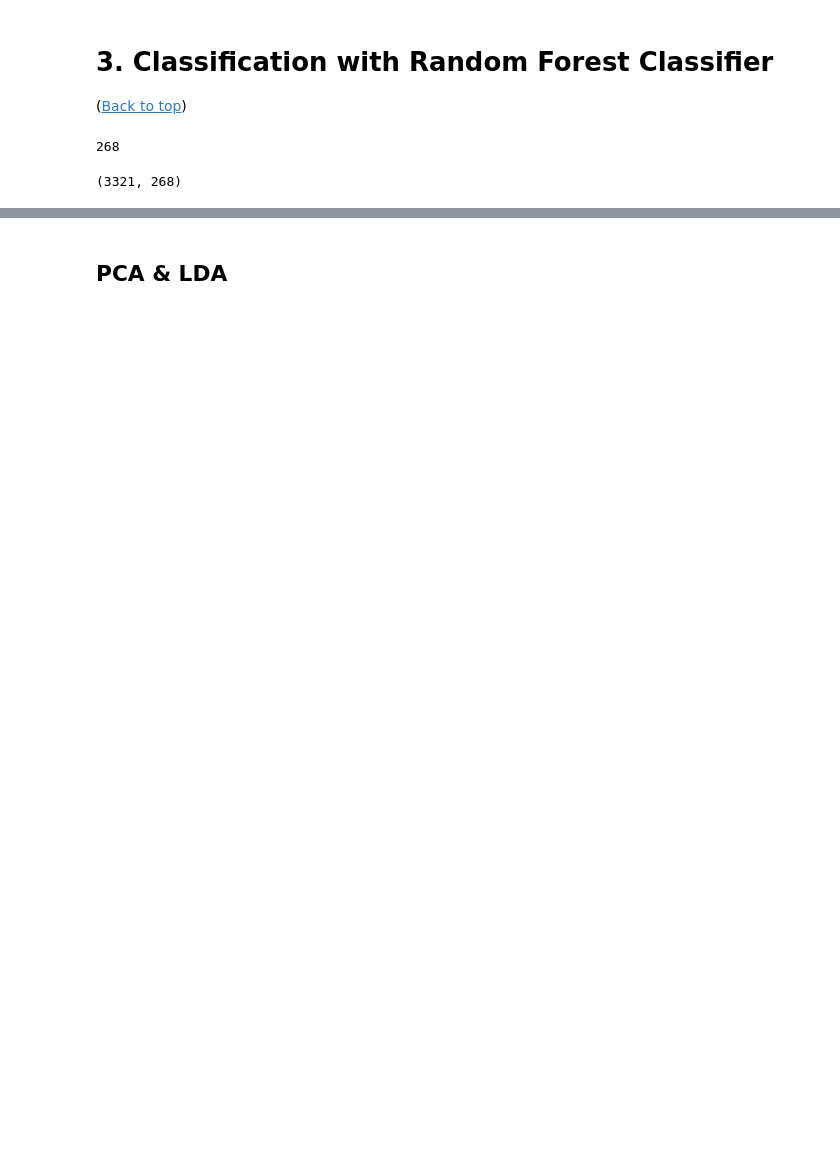
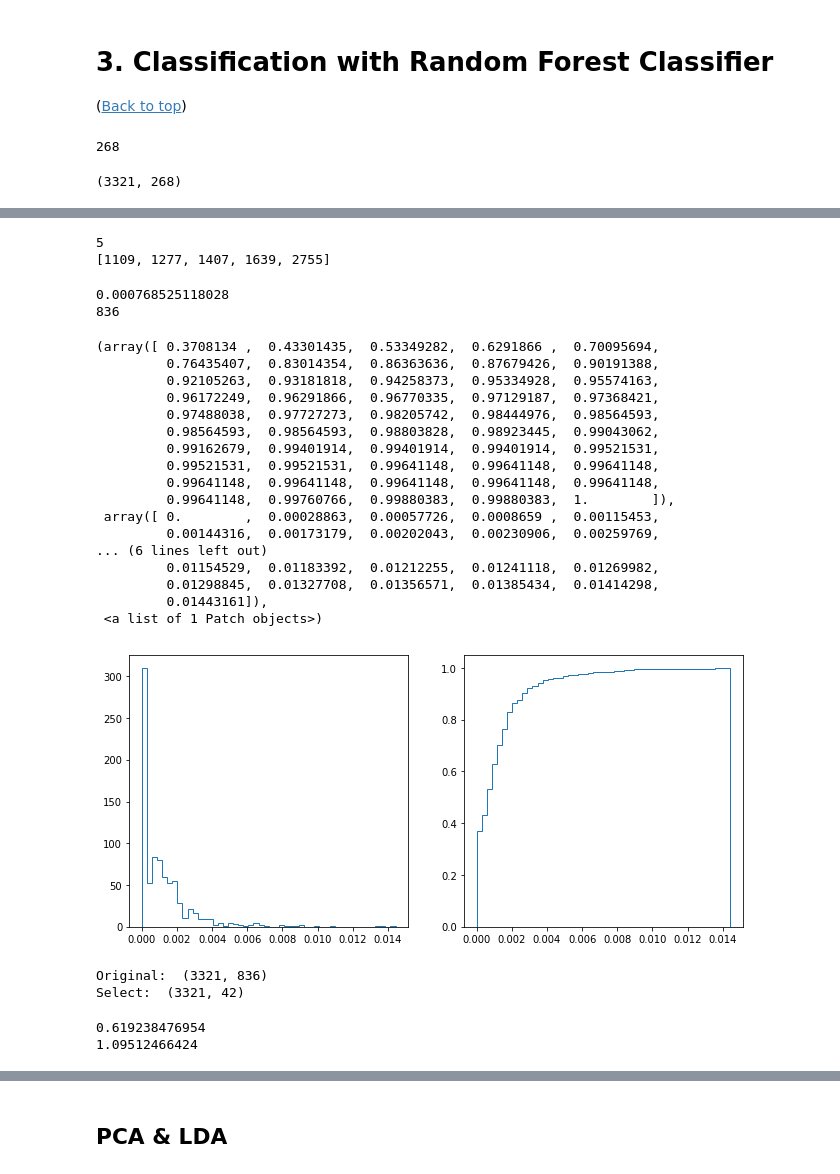
Before and after one commit to TangoJP/mskcc_kaggle, a Jupyter notebook: 2_03_FeatureExtractionFunctions_Refactoring_Testing.ipynb, the cells around one changed output, grey strips where cells are left out. Saved outputs shown, nothing was run; the diff lists cells and outputs as text; code cells hidden in the pictures; blank space fills up the shorter version.

Commit message:
Frequency Analysis Update1.6

```diff
--- a/2_03_FeatureExtractionFunctions_Refactoring_Testing.ipynb
+++ b/2_03_FeatureExtractionFunctions_Refactoring_Testing.ipynb
@@ -241,0 +248,13 @@ Wall time: 13.2 s
+# %%
+%%time
+
+y = np.array(class_train.Class).astype(int).ravel()
+
+rfc = RandomForestClassifier(n_estimators=200, max_depth=12,
+                             n_jobs=7, random_state=33)
+
+result = fefs.RFC_NClassWordsPlus(unclassified_tokenized_docs, fracdocs_update1, y, exclusive_class=8,
+                    n_class=8, doc_type='fraction_of_docs', extract_mode='relative',
+                    min_difference=1.4, min_frequency=0.35, min_excl_frequency=0.15,
+                    vector_type='count', test_size=0.15, random_state=345, verbose=True,
+                    rfc=rfc)
@@ -241,0 +273,55 @@ Wall time: 13.2 s
+# %%
+X = result['feature_matrix']
+zero_ind = list(np.where(~X.any(axis=1))[0])
+print(len(zero_ind))
+print(zero_ind)
+# %% [output]
+5
+[1109, 1277, 1407, 1639, 2755]
+# %%
+clf = result['classifier']
+importances = clf.feature_importances_
+print(np.percentile(importances, 50))
+print(len(importances))
+
+fig, (ax1, ax2) = plt.subplots(1, 2, figsize=(11, 5))
+ax1.hist(importances, bins=50, histtype='step')
+ax2.hist(importances, bins=50, normed=1, cumulative=1, histtype='step')
+# %% [output]
+0.000768525118028
+836
+(array([ 0.3708134 ,  0.43301435,  0.53349282,  0.6291866 ,  0.70095694,
+         0.76435407,  0.83014354,  0.86363636,  0.87679426,  0.90191388,
+         0.92105263,  0.93181818,  0.94258373,  0.95334928,  0.95574163,
+         0.96172249,  0.96291866,  0.96770335,  0.97129187,  0.97368421,
+         0.97488038,  0.97727273,  0.98205742,  0.98444976,  0.98564593,
+         0.98564593,  0.98564593,  0.98803828,  0.98923445,  0.99043062,
+         0.99162679,  0.99401914,  0.99401914,  0.99401914,  0.99521531,
+         0.99521531,  0.99521531,  0.99641148,  0.99641148,  0.99641148,
+         0.99641148,  0.99641148,  0.99641148,  0.99641148,  0.99641148,
+         0.99641148,  0.99760766,  0.99880383,  0.99880383,  1.        ]),
+ array([ 0.        ,  0.00028863,  0.00057726,  0.0008659 ,  0.00115453,
+         0.00144316,  0.00173179,  0.00202043,  0.00230906,  0.00259769,
+... (6 lines left out)
+         0.01154529,  0.01183392,  0.01212255,  0.01241118,  0.01269982,
+         0.01298845,  0.01327708,  0.01356571,  0.01385434,  0.01414298,
+         0.01443161]),
+ <a list of 1 Patch objects>)
+[figure, added]
+# %%
+selection_ind = np.argwhere(importances > np.percentile(importances, 95)).ravel()
+selectX = X[:, selection_ind]
+print('Original: ', X.shape)
+print('Select: ',selectX.shape)
+# %% [output]
+Original:  (3321, 836)
+Select:  (3321, 42)
+# %%
+rfc = RandomForestClassifier(n_estimators=200, max_depth=12, n_jobs=7, random_state=33)
+X_train, X_test, y_train, y_test = train_test_split(selectX, y, test_size=0.15, random_state=345)
+rfc.fit(X_train, y_train)
+print(accuracy_score(y_test, rfc.predict(X_test)))
+print(log_loss(y_test, rfc.predict_proba(X_test), labels=list(range(1, 10))))
+# %% [output]
+0.619238476954
+1.09512466424
```
Also changed, not shown: parts of 28 cells of this notebook, 1 other file.
